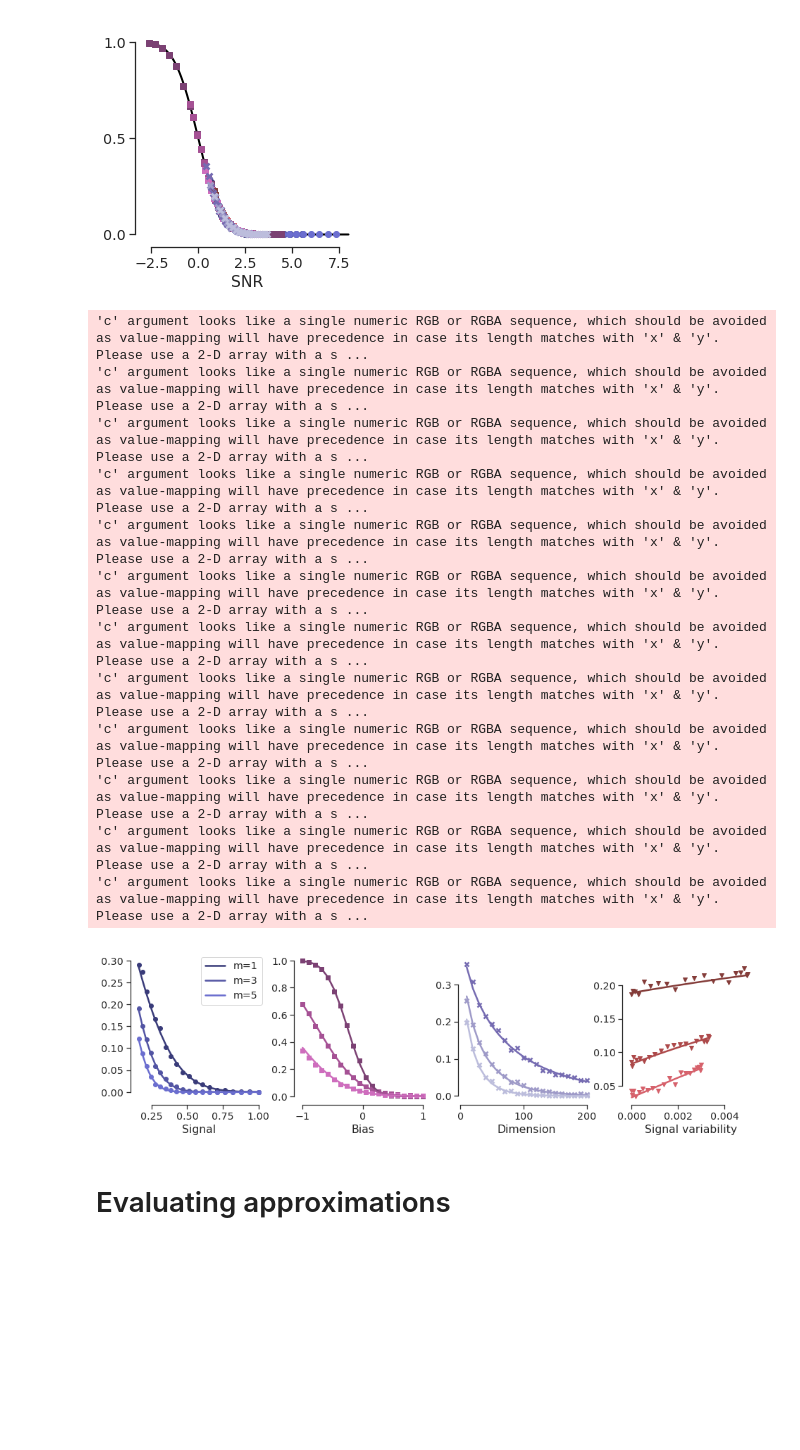
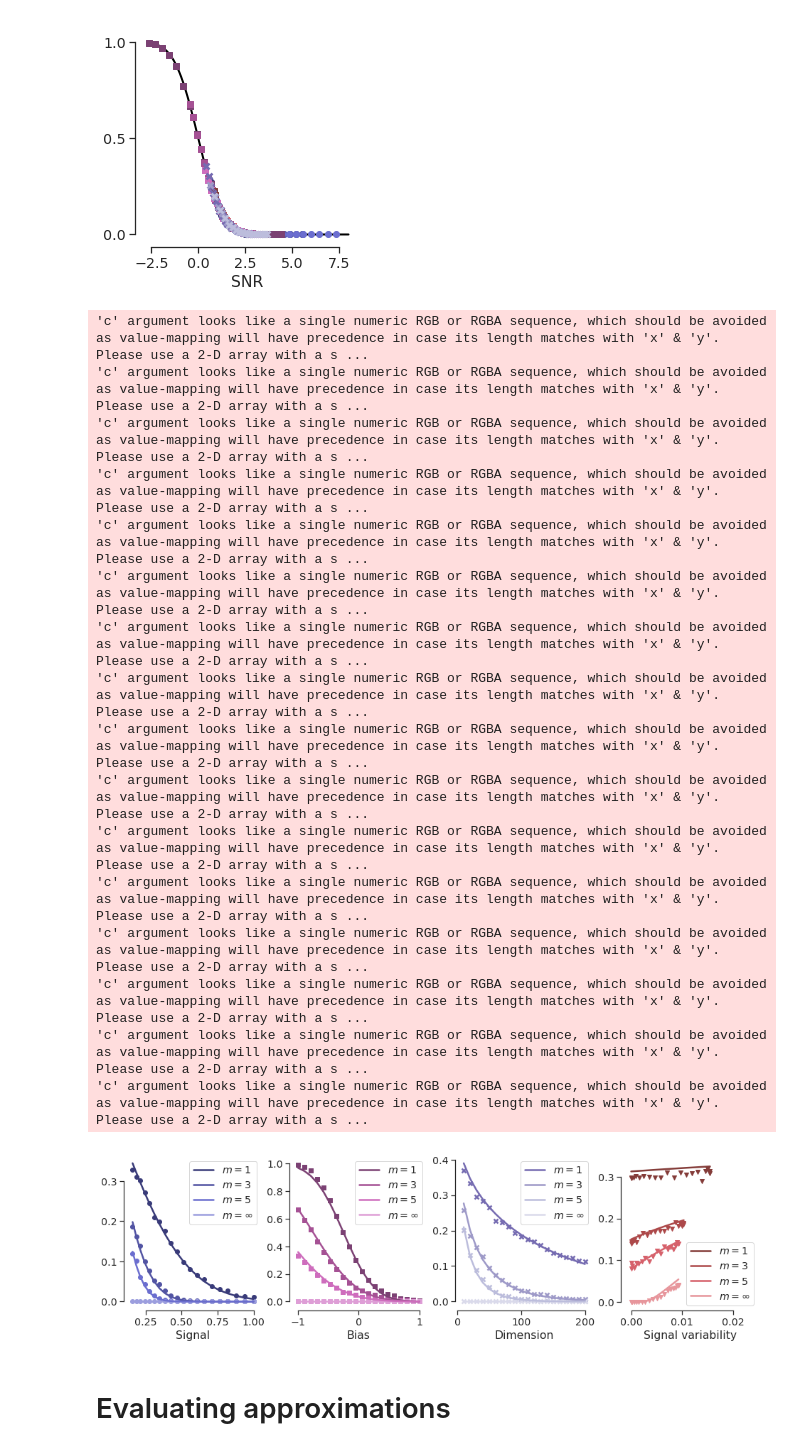
Before and after one commit to bsorsch/geometry-fewshot-learning, a Jupyter notebook: Synthetic experiments.ipynb, the cells around one changed output. Cells and saved outputs as stored; diff of their text form; code cells hidden in the pictures; blank space fills up the shorter version.

```diff
--- a/Synthetic experiments.ipynb
+++ b/Synthetic experiments.ipynb
@@ -84,7 +117,11 @@ with sns.color_palette('tab20c'):
         bias = 0
         overlap = 0
         signals = (1/Rs)**2
-        plt.plot(signals, H(SNR(signals, bias, D, overlap, m)), label='m='+str(m))
+        plt.plot(signals, H(SNR(signals, bias, D, overlap, m)), label=r'$m=$'+str(m))
+
+    # m->infty
+    plt.scatter((1/Rs)**2,np.zeros_like(Rs))
+    plt.plot(signals, H(SNR(signals, bias, D, overlap, 1000)), label=r'$m=\infty$', zorder=-1)
 #         plt.yscale('log')
 plt.xlabel('Signal')
 plt.legend()
@@ -164,13 +201,19 @@ sns.despine(trim=True);
 # %%
 thetas = np.linspace(np.pi/2,np.pi,20)
-R = 2
+R = 1.8
+D = 20
 Ra = Rb = R
 errs = []
 for m in ms:
     for theta in tqdm(thetas):
         err = few_shot_err(N,D,P,m,Ra,Rb,theta)
         errs.append(err)
-errs_overlap = np.stack(errs).reshape(len(ms),len(Rs))
+
+# m->infty
+for theta in tqdm(thetas):
+    err = few_shot_err_m_infinity(N,D,P,m,Ra,Rb,theta)
+    errs.append(err)
+errs_overlap = np.stack(errs).reshape(len(ms)+1,len(Rs))
 # %% [output]
 [interactive output not drawn]
 [interactive output not drawn]
@@ -258,6 +289,8 @@ plt.savefig('images/geometry_components_SNR.pdf')
 cmap = plt.cm.get_cmap('tab20c')
 cmapb = plt.cm.get_cmap('tab20b')
 
+R = 2
+D = 50
 plt.figure(figsize=(16,4))
 plt.subplot(141)
 m = 1
@@ -266,7 +299,10 @@ overlap = 0
 signals = (1/Rs)**2
 for i,m in enumerate(ms):
     plt.scatter(signals, errs_signal[i], c=cmapb(i))
-    plt.plot(signals, H(SNR(signals, bias, D, overlap, m)), label='m='+str(m), c=cmapb(i))
+    plt.plot(signals, H(SNR(signals, bias, D, overlap, m)), label=r'$m=$'+str(m), c=cmapb(i))
+# m->infinity
+plt.scatter(signals, np.zeros_like(signals), c=cmapb(i+1))
+plt.plot(signals, H(SNR(signals, bias, D, overlap, 1e6)), label=r'$m=\infty$', c=cmapb(i+1),zorder=-1)
 plt.legend()
 plt.xlabel('Signal')
 
@@ -275,41 +311,60 @@ plt.subplot(143)
 signal = 1/R**2
 for i,m in enumerate(ms):
     plt.scatter(Ds, errs_dim[i], marker='x', c=cmap(i+12))
-    plt.plot(Ds, H(SNR(signal, bias, Ds, overlap, m)), c=cmap(i+12))
+    plt.plot(Ds, H(SNR(signal, bias, Ds, overlap, m)), label=r'$m=$'+str(m), c=cmap(i+12))
+# m->infinity
+plt.scatter(Ds, np.zeros_like(Ds), c=cmap(i+12+1), marker='x')
+plt.plot(Ds, H(SNR(signal, bias, Ds, overlap, 1e6)), label=r'$m=\infty$', c=cmap(i+12+1),zorder=-1)
 plt.xlabel('Dimension')
+plt.legend()
 
 plt.subplot(142)
 # Bias
 for i,m in enumerate(ms):
     plt.scatter(biases,errs_bias[i], marker='s', c=cmapb(i+16))
-    plt.plot(biases, H(SNR(signal, biases, D, overlap, m)), c=cmapb(i+16))
+    plt.plot(biases, H(SNR(signal, biases, D, overlap, m)), label=r'$m=$'+str(m), c=cmapb(i+16))
+# m->infinity
+plt.scatter(biases, np.zeros_like(biases), c=cmapb(i+16+1), marker='s')
+plt.plot(biases, H(SNR(signal, biases, D, overlap, 1e6)), label=r'$m=\infty$', c=cmapb(i+16+1),zorder=-1)
 plt.xlabel('Bias')
+plt.legend()
 
 plt.subplot(144)
 
+D = 20
+R = 1.8
+signal = 1/R**2
 for i,m in enumerate(ms):
     overlaps = np.cos(thetas)**2/(2*D*R**2)*(1+1/m)
     plt.scatter(overlaps,errs_overlap[i], marker='v', c=cmapb(i+12))
-    plt.plot(overlaps,H(SNR(signal, bias, D, overlaps, m)), c=cmapb(i+12))
-    plt.xlim([-0.0004,0.0055])
+    plt.plot(overlaps,H(SNR(signal, bias, D, overlaps, m)), label=r'$m=$'+str(m), c=cmapb(i+12))
+#     plt.xlim([-0.0004,0.0055])
+    plt.xlim([-0.002,0.025])
     plt.xlabel('Signal variability')
+plt.scatter(overlaps,errs_overlap[-1], marker='v', c=cmapb(i+12+1))
+plt.plot(overlaps, H(SNR(signal, bias, D, overlaps, 1e6)), label=r'$m=\infty$', c=cmapb(i+12+1),zorder=-1)
+plt.legend()
 
 sns.despine(trim=True)
 plt.savefig('images/geometry_components.pdf')
 # %% [output]
 'c' argument looks like a single numeric RGB or RGBA sequence, which should be avoided as value-mapping will have precedence in case its length matches with 'x' & 'y'.  Please use a 2-D array with a s ...
 'c' argument looks like a single numeric RGB or RGBA sequence, which should be avoided as value-mapping will have precedence in case its length matches with 'x' & 'y'.  Please use a 2-D array with a s ...
 'c' argument looks like a single numeric RGB or RGBA sequence, which should be avoided as value-mapping will have precedence in case its length matches with 'x' & 'y'.  Please use a 2-D array with a s ...
 'c' argument looks like a single numeric RGB or RGBA sequence, which should be avoided as value-mapping will have precedence in case its length matches with 'x' & 'y'.  Please use a 2-D array with a s ...
 'c' argument looks like a single numeric RGB or RGBA sequence, which should be avoided as value-mapping will have precedence in case its length matches with 'x' & 'y'.  Please use a 2-D array with a s ...
 'c' argument looks like a single numeric RGB or RGBA sequence, which should be avoided as value-mapping will have precedence in case its length matches with 'x' & 'y'.  Please use a 2-D array with a s ...
 'c' argument looks like a single numeric RGB or RGBA sequence, which should be avoided as value-mapping will have precedence in case its length matches with 'x' & 'y'.  Please use a 2-D array with a s ...
 'c' argument looks like a single numeric RGB or RGBA sequence, which should be avoided as value-mapping will have precedence in case its length matches with 'x' & 'y'.  Please use a 2-D array with a s ...
 'c' argument looks like a single numeric RGB or RGBA sequence, which should be avoided as value-mapping will have precedence in case its length matches with 'x' & 'y'.  Please use a 2-D array with a s ...
 'c' argument looks like a single numeric RGB or RGBA sequence, which should be avoided as value-mapping will have precedence in case its length matches with 'x' & 'y'.  Please use a 2-D array with a s ...
 'c' argument looks like a single numeric RGB or RGBA sequence, which should be avoided as value-mapping will have precedence in case its length matches with 'x' & 'y'.  Please use a 2-D array with a s ...
 'c' argument looks like a single numeric RGB or RGBA sequence, which should be avoided as value-mapping will have precedence in case its length matches with 'x' & 'y'.  Please use a 2-D array with a s ...
+'c' argument looks like a single numeric RGB or RGBA sequence, which should be avoided as value-mapping will have precedence in case its length matches with 'x' & 'y'.  Please use a 2-D array with a s ...
+'c' argument looks like a single numeric RGB or RGBA sequence, which should be avoided as value-mapping will have precedence in case its length matches with 'x' & 'y'.  Please use a 2-D array with a s ...
+'c' argument looks like a single numeric RGB or RGBA sequence, which should be avoided as value-mapping will have precedence in case its length matches with 'x' & 'y'.  Please use a 2-D array with a s ...
+'c' argument looks like a single numeric RGB or RGBA sequence, which should be avoided as value-mapping will have precedence in case its length matches with 'x' & 'y'.  Please use a 2-D array with a s ...
-[figure, old version]
+[figure, new version]
 # %% [markdown]
 # Evaluating approximations
 # %%
```
Also changed, not shown: parts of 9 cells of this notebook, 4 other files.
